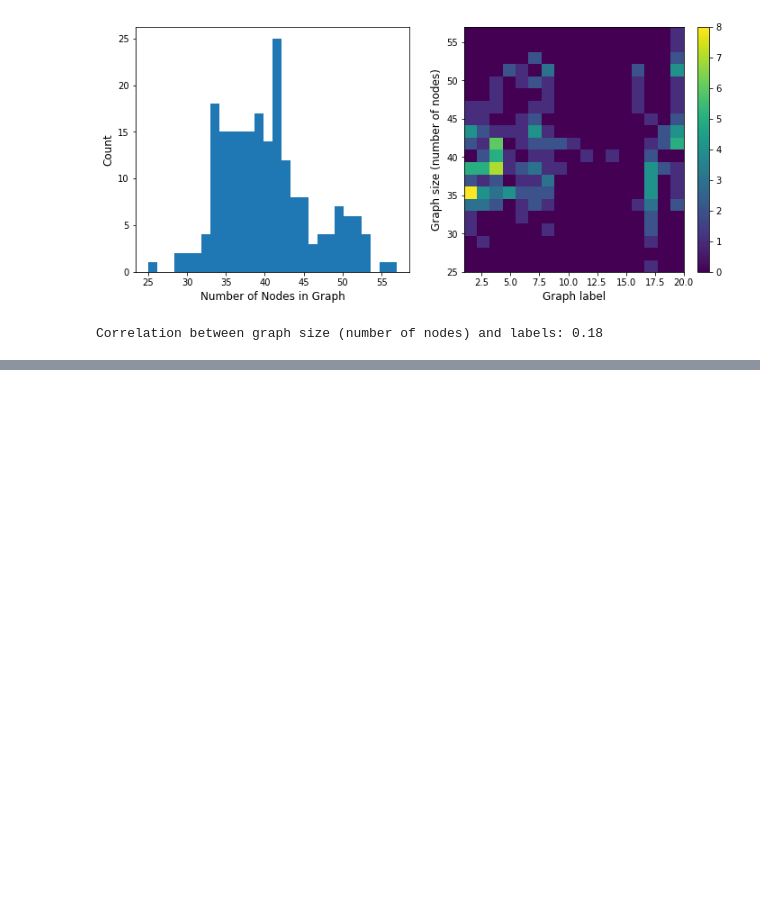
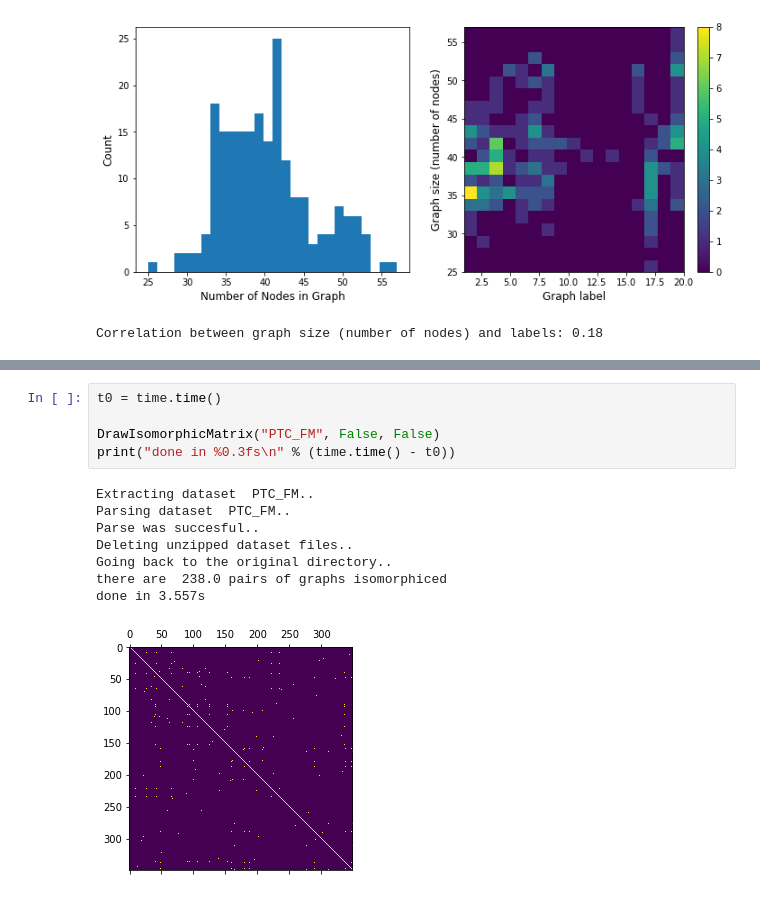
Before and after one commit to LeeYuuuan/Graph-Kernel-Isomorphic-, a Jupyter notebook: TUDatasetAnalsis.ipynb, the cells around one changed output, grey strips where cells are left out. Saved outputs shown, nothing was run; the diff lists cells and outputs as text; blank space fills up the shorter version.

```diff
--- a/TUDatasetAnalsis.ipynb
+++ b/TUDatasetAnalsis.ipynb
@@ -390,0 +466,14 @@ Correlation between graph size (number of nodes) and labels: 0.18
+# %%
+t0 = time.time()
+
+DrawIsomorphicMatrix("PTC_FM", False, False)
+print("done in %0.3fs\n" % (time.time() - t0))
+# %% [output]
+Extracting dataset  PTC_FM..
+Parsing dataset  PTC_FM..
+Parse was succesful..
+Deleting unzipped dataset files..
+Going back to the original directory..
+there are  238.0 pairs of graphs isomorphiced
+done in 3.557s
+[figure, added]
```
Also changed, not shown: parts of 29 cells of this notebook.
